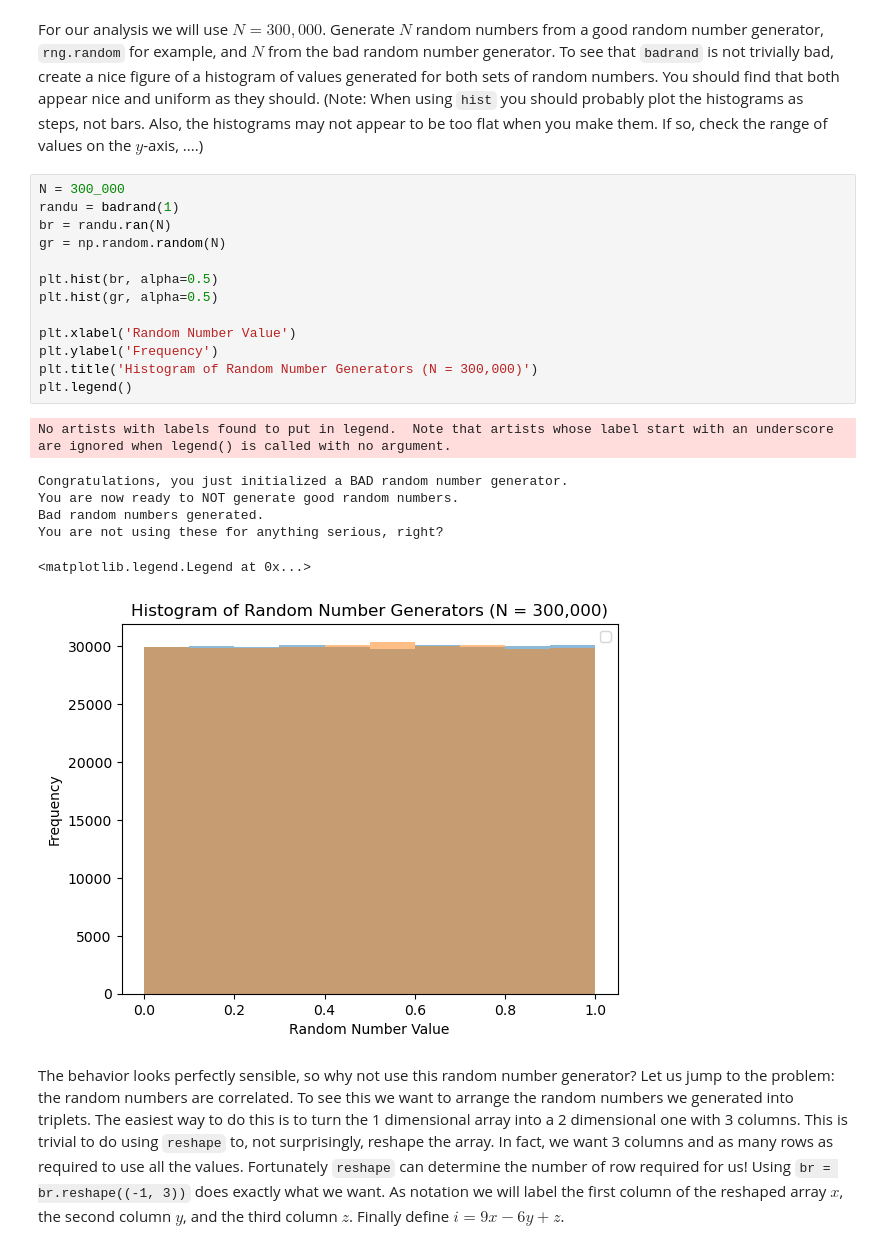
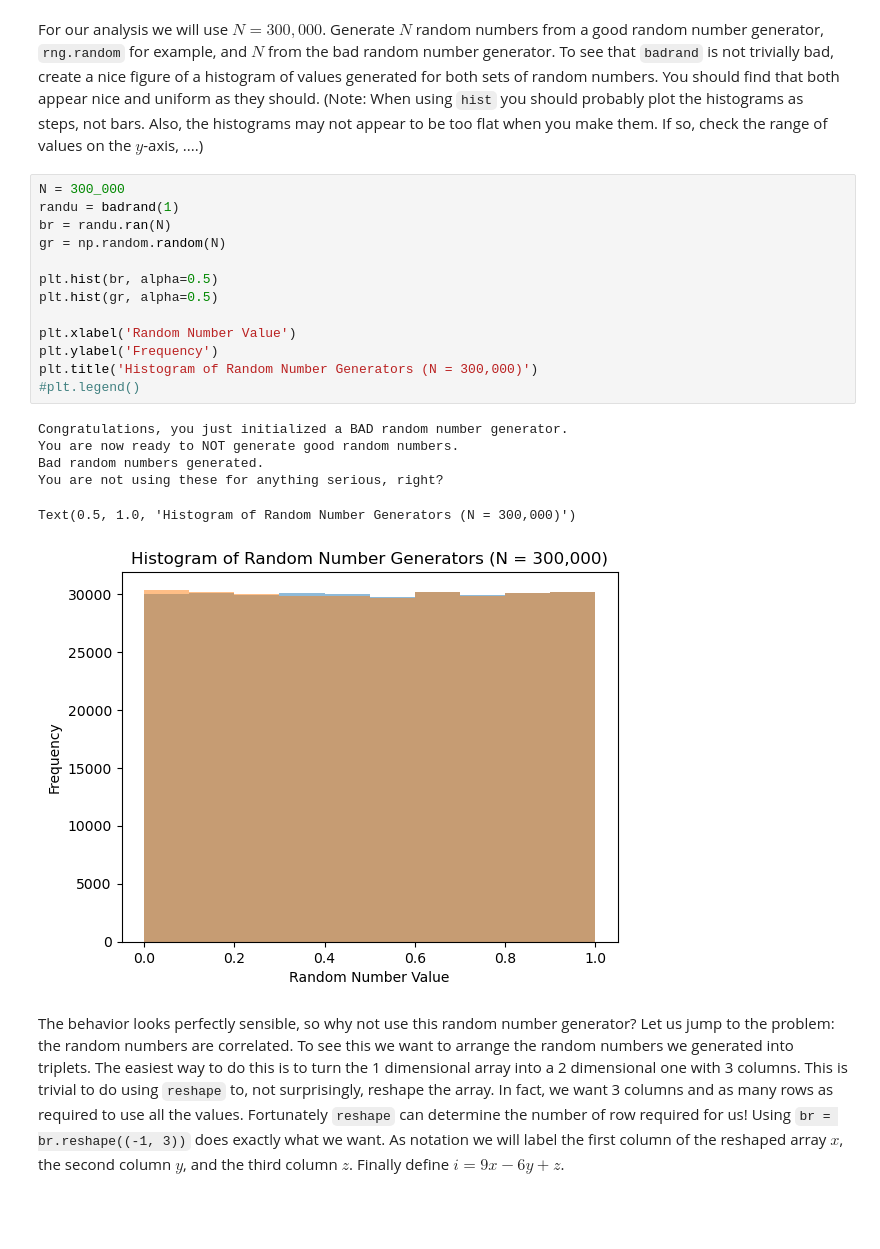
Before and after one commit to SerenaLynas/p250-spring-2026, a Jupyter notebook: labs/Lab11.ipynb, the cells around one changed output. Cells and saved outputs as stored; diff of their text form; blank space fills up the shorter version.

```diff
--- a/labs/Lab11.ipynb
+++ b/labs/Lab11.ipynb
@@ -89,24 +89,23 @@ If so, check the range of values on the $y$-axis, ....)
 # %%
 N = 300_000
 randu = badrand(1)
 br = randu.ran(N)
 gr = np.random.random(N)
 
 plt.hist(br, alpha=0.5)
 plt.hist(gr, alpha=0.5)
 
 plt.xlabel('Random Number Value')
 plt.ylabel('Frequency')
 plt.title('Histogram of Random Number Generators (N = 300,000)')
-plt.legend()
+#plt.legend()
 # %% [output]
-No artists with labels found to put in legend.  Note that artists whose label start with an underscore are ignored when legend() is called with no argument.
+Congratulations, you just initialized a BAD random number generator.
+You are now ready to NOT generate good random numbers.
+Bad random numbers generated.
+You are not using these for anything serious, right?
-Congratulations, you just initialized a BAD random number generator.
-You are now ready to NOT generate good random numbers.
-Bad random numbers generated.
-You are not using these for anything serious, right?
+Text(0.5, 1.0, 'Histogram of Random Number Generators (N = 300,000)')
-<matplotlib.legend.Legend at 0x...>
-[figure, old version]
+[figure, new version]
 # %% [markdown]
 The behavior looks perfectly sensible, so why not use this random number generator?
 Let us jump to the problem: the random numbers are correlated.
```
Also changed, not shown: parts of 4 cells of this notebook.
